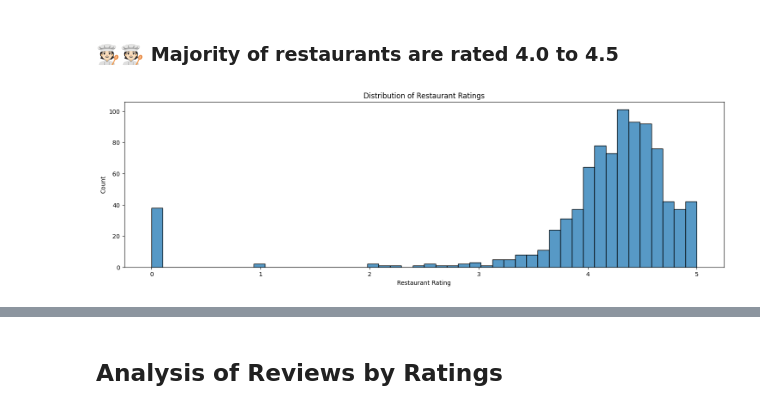
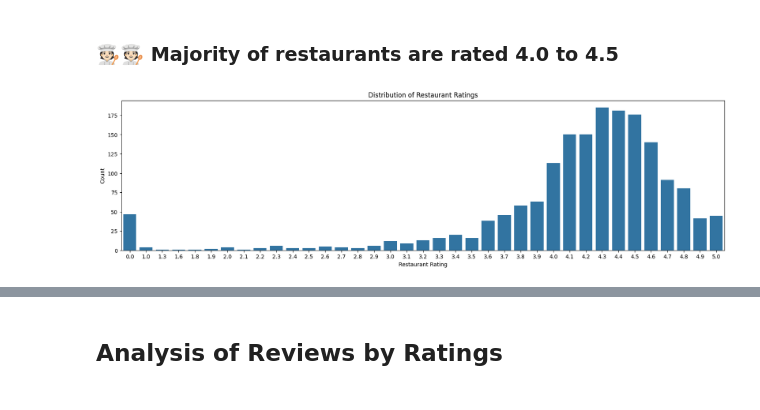
Before and after one commit to toothyachy/yumspeak, a Jupyter notebook: notebooks/kal_eda.ipynb, the cells around one changed output, grey strips where cells are left out. Drawn from its saved outputs; the diff is of its cells as text; code cells hidden in the pictures.

```diff
--- a/notebooks/kal_eda.ipynb
+++ b/notebooks/kal_eda.ipynb
@@ -4,7 +4,7 @@ import numpy as np
 from matplotlib import pyplot as plt
 import seaborn as sns
 # %%
-restaurants_df = pd.read_csv('output/responses/batch1_restaurants_dataset.csv')
+restaurants_df = pd.read_csv('output/responses/batch1-2_restaurants_dataset.csv')
 # %%
 restaurants_df.shape
 # %% [output]
@@ -192,11 +306,11 @@ sns.boxplot(data=restaurants, x='main_rating');
 # %% [markdown]
 ### 🧑🏻‍🍳🧑🏻‍🍳 Majority of restaurants are rated 4.0 to 4.5
 # %%
-plt.figure(figsize=(18,5))
-sns.histplot(data=restaurants, x='main_rating')
+plt.figure(figsize=(20,5))
+sns.countplot(data=restaurants, x='main_rating')
 plt.xlabel('Restaurant Rating')
 plt.ylabel('Count')
 plt.title('Distribution of Restaurant Ratings')
 plt.show()
 # %% [output]
-[figure, old version]
+[figure, new version]
```
Also changed, not shown: parts of 37 cells of this notebook, 6 other files.
